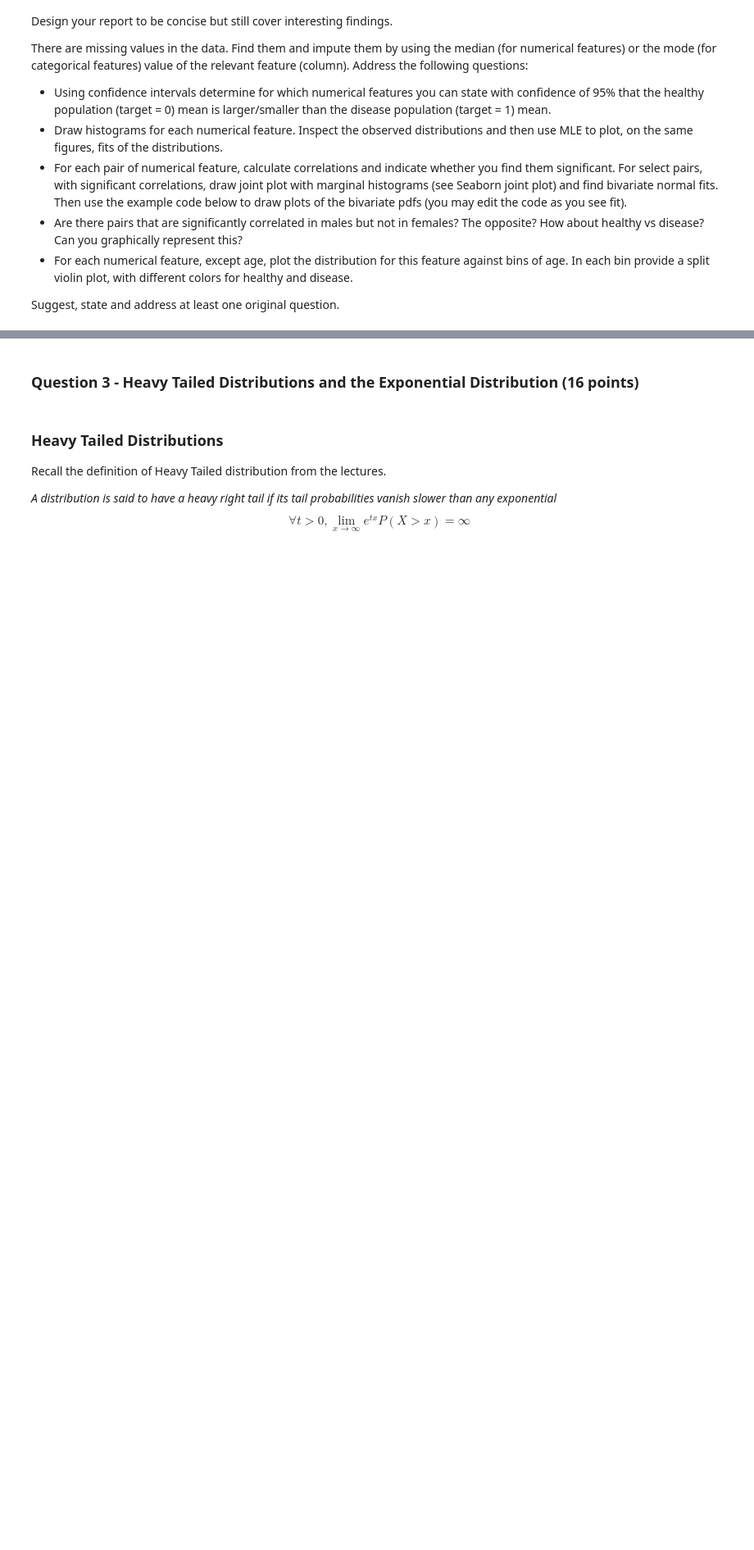
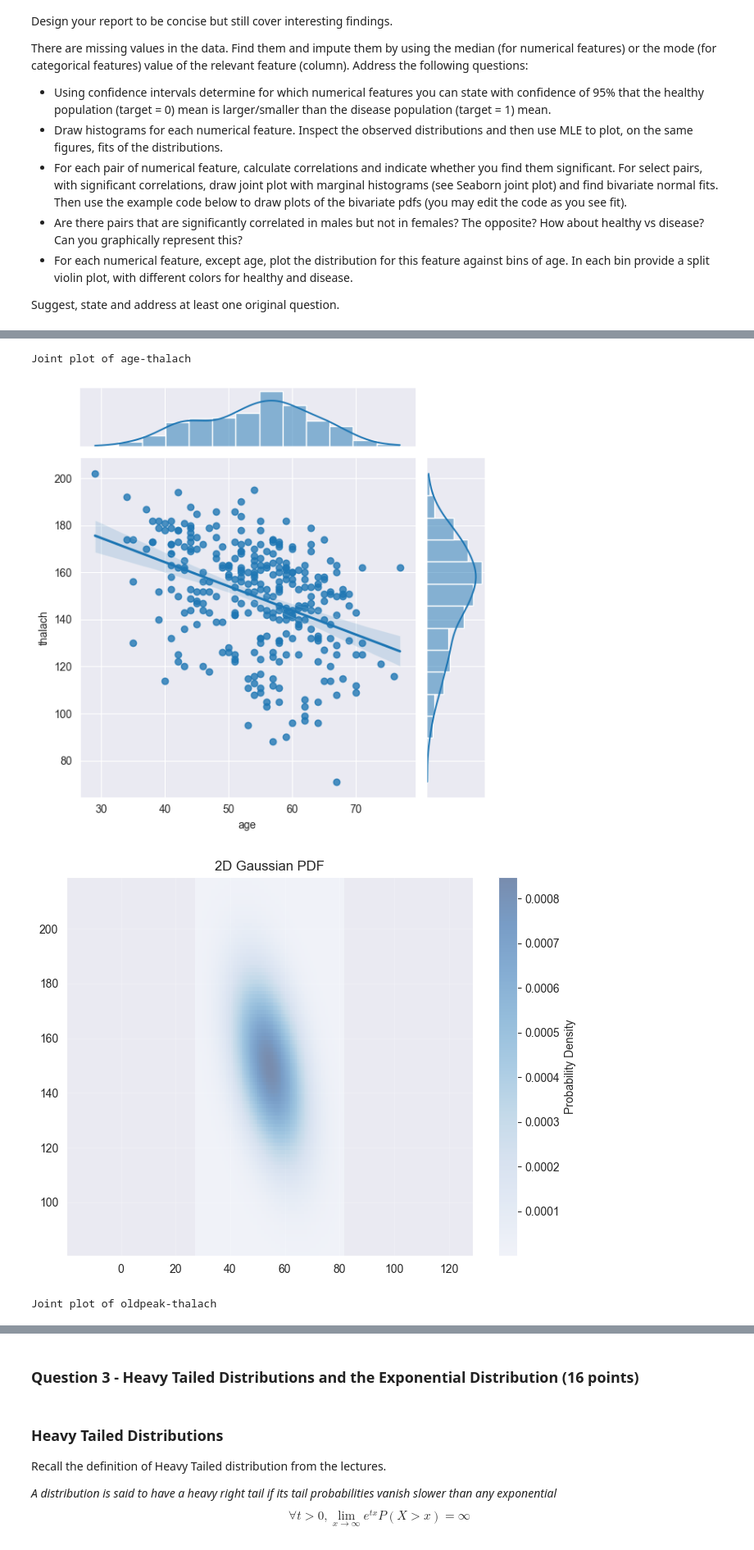
Before and after one commit to aviferdman/Statistics-and-Data-Analysis, a Jupyter notebook: hw3/HW3/324369412_316420132.ipynb, the cells around one changed output, grey strips where cells are left out. Shown at 82% size. Saved outputs shown, nothing was run; the diff lists cells and outputs as text; code cells hidden in the pictures; blank space fills up the shorter version.

```diff
--- a/hw3/HW3/324369412_316420132.ipynb
+++ b/hw3/HW3/324369412_316420132.ipynb
@@ -297,0 +450,19 @@ plot_2d_Gaussian_pdf(means, cov)
+# %%
+import warnings
+warnings.filterwarnings("ignore")
+
+pairs = [['age', 'thalach'], ['oldpeak', 'thalach'], ['ca','age'], ['oldpeak', 'age'], ['thalach', 'ca']]
+# chose again - take top 3 from each correlation
+
+for pair in pairs:
+    print(f'Joint plot of {pair[0]}-{pair[1]}')
+    sns.jointplot(x=heart_csv[pair[0]], y=heart_csv[pair[1]], kind='reg')
+    mean= np.mean(heart_csv[[pair[0], pair[1]]], axis=0)
+    cov = np.cov(heart_csv[[pair[0], pair[1]]].T)
+    fig = plot_2d_Gaussian_pdf(mean, cov)
+    plt.show()
+# %% [output]
+Joint plot of age-thalach
+[figure, added]
+[figure, added]
+Joint plot of oldpeak-thalach
```
Also changed, not shown: parts of 27 cells of this notebook.
